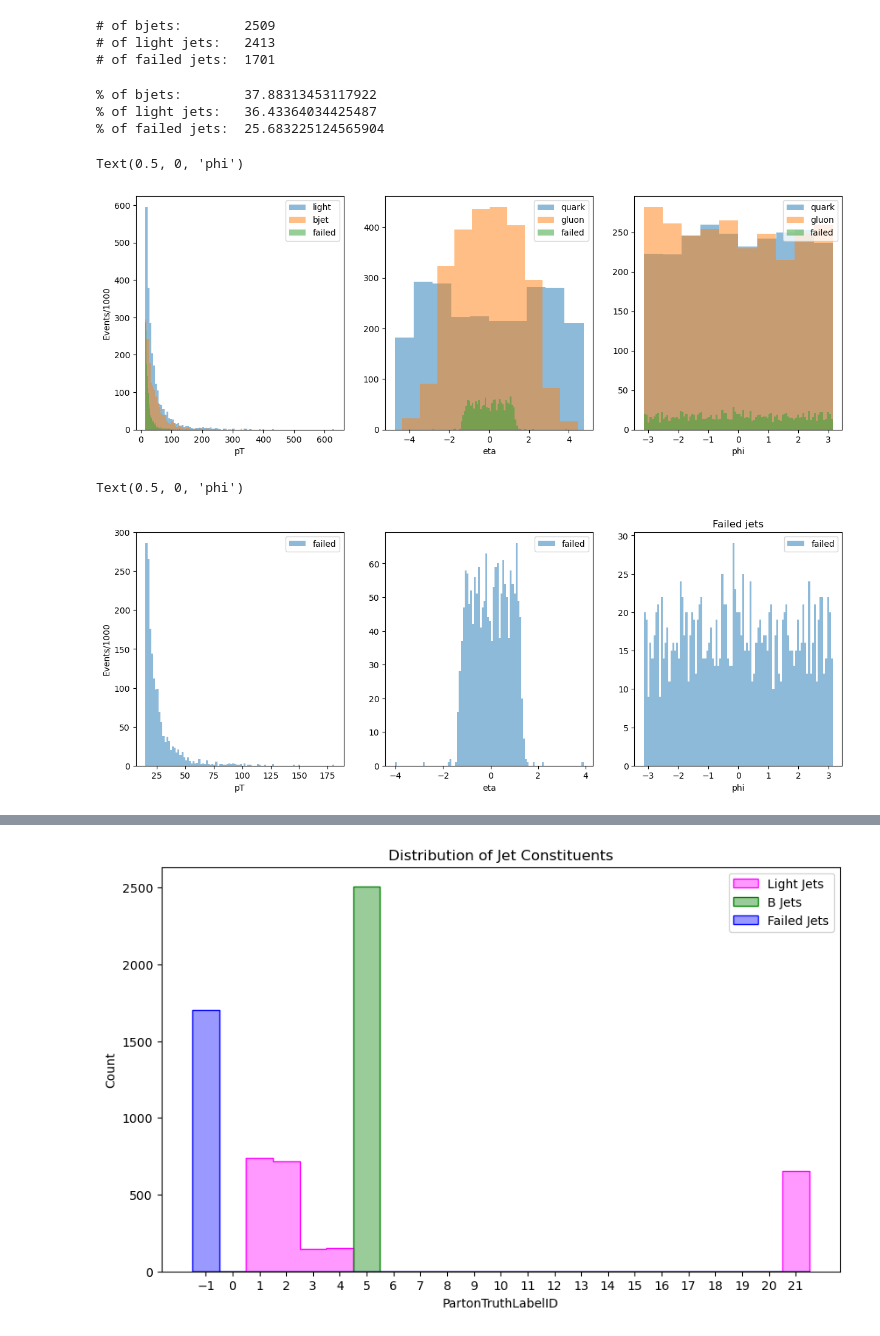
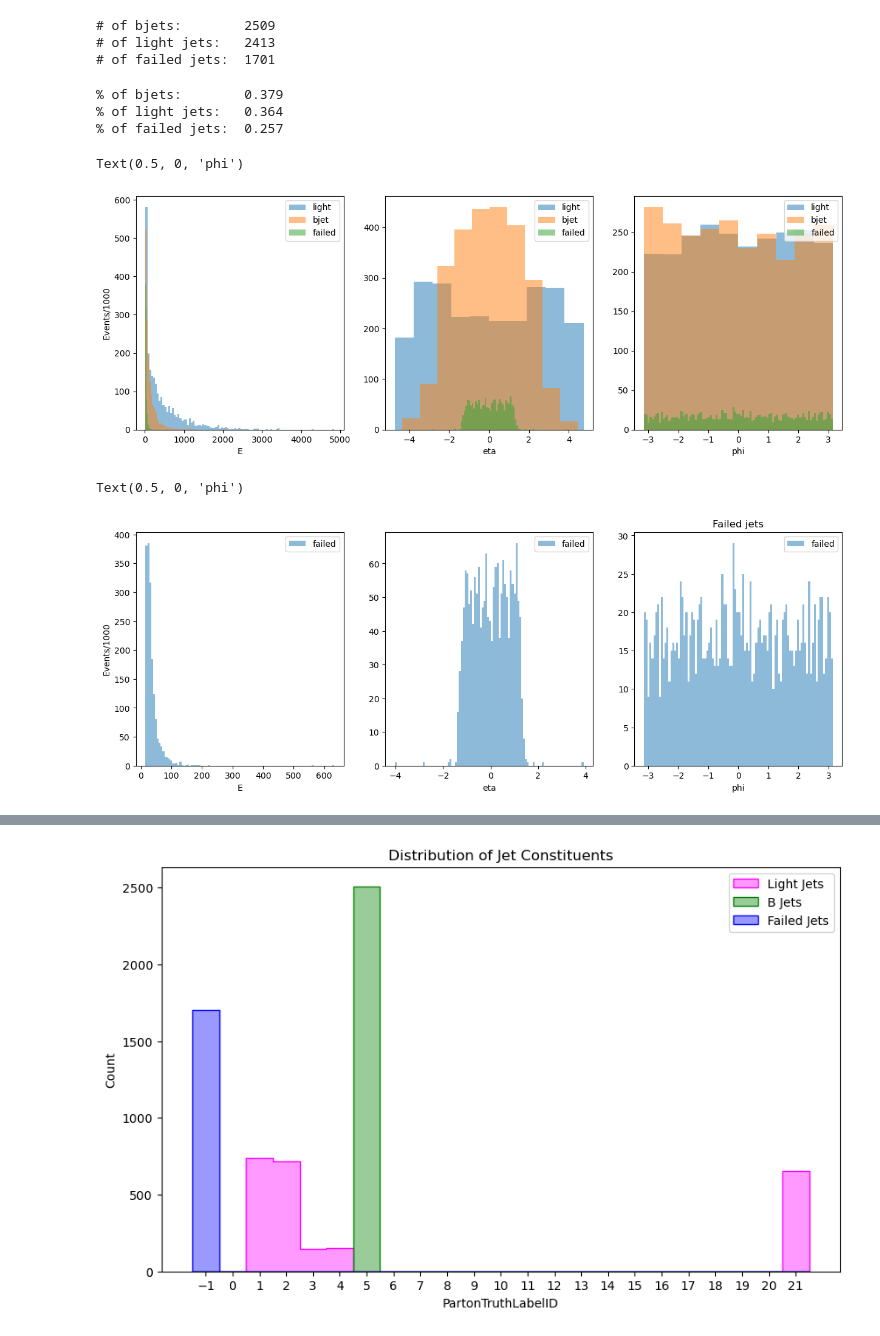
Before and after one commit to MSaadawy/QT, a Jupyter notebook: Samples/dylan/inspect.ipynb, the cells around one changed output, grey strips where cells are left out. Saved outputs shown, nothing was run; the diff lists cells and outputs as text; code cells hidden in the pictures.

```diff
--- a/Samples/dylan/inspect.ipynb
+++ b/Samples/dylan/inspect.ipynb
@@ -64,37 +57,37 @@ print("# of failed jets: ", len(failed_jets))
 # of light jets:   2413
 # of failed jets:  1701
 # %%
-print("% of bjets:       ", len(bjets)/len(df_flat)*100 )
-print("% of light jets:  ", len(light_jets)/len(df_flat)*100 )
-print("% of failed jets: ", len(failed_jets)/len(df_flat)*100 )
+print("% of bjets:       ", round( len(bjets)/len(df_flat), 3 ) )
+print("% of light jets:  ", round( len(light_jets)/len(df_flat), 3 ) )
+print("% of failed jets: ", round( len(failed_jets)/len(df_flat), 3 ) )
 # %% [output]
-% of bjets:        37.88313453117922
-% of light jets:   36.43364034425487
-% of failed jets:  25.683225124565904
+% of bjets:        0.379
+% of light jets:   0.364
+% of failed jets:  0.257
 # %%
 import matplotlib.pyplot as plt
 plt.figure(figsize=(15,5))
 
 plt.subplot(131)
-plt.hist(light_jets['jet_pt']/1e3,bins=100,alpha=0.5,label='light')
-plt.hist(bjets['jet_pt']/1e3,bins=100,alpha=0.5,label='bjet')
+plt.hist(light_jets['jet_E']/1e3,bins=100,alpha=0.5,label='light')
+plt.hist(bjets['jet_E']/1e3,bins=100,alpha=0.5,label='bjet')
 
-plt.hist(failed_jets['jet_pt']/1e3,bins=100,alpha=0.5,label='failed')
+plt.hist(failed_jets['jet_E']/1e3,bins=100,alpha=0.5,label='failed')
 plt.legend()
-plt.xlabel('pT')
+plt.xlabel('E')
 plt.ylabel('Events/1000')
 
 plt.subplot(132)
-plt.hist(light_jets['jet_eta'],alpha=0.5,label='quark')
-plt.hist(bjets['jet_eta'],alpha=0.5,label='gluon')
+plt.hist(light_jets['jet_eta'],alpha=0.5,label='light')
+plt.hist(bjets['jet_eta'],alpha=0.5,label='bjet')
 
 plt.hist(failed_jets['jet_eta'],bins=100,alpha=0.5,label='failed')
 plt.legend()
 plt.xlabel('eta')
 
 plt.subplot(133)
-plt.hist(light_jets['jet_phi'],alpha=0.5,label='quark')
-plt.hist(bjets['jet_phi'],alpha=0.5,label='gluon')
+plt.hist(light_jets['jet_phi'],alpha=0.5,label='light')
+plt.hist(bjets['jet_phi'],alpha=0.5,label='bjet')
 plt.hist(failed_jets['jet_phi'],bins=100,alpha=0.5,label='failed')
 
 
@@ -103,28 +96,28 @@ plt.legend()
 plt.xlabel('phi')
 # %% [output]
 Text(0.5, 0, 'phi')
-[figure, old version]
+[figure, new version]
 # %%
 import matplotlib.pyplot as plt
 plt.figure(figsize=(15,5))
 
 plt.subplot(131)
-plt.hist(failed_jets['jet_pt']/1e3,bins=100,alpha=0.5,label='failed')
+plt.hist(failed_jets['jet_E']/1e3,bins=100,alpha=0.5,label='failed')
 plt.legend()
-plt.xlabel('pT')
+plt.xlabel('E')
 plt.ylabel('Events/1000')
 
 plt.subplot(132)
 plt.hist(failed_jets['jet_eta'],bins=100,alpha=0.5,label='failed')
 plt.legend()
 plt.xlabel('eta')
 
 plt.subplot(133)
 plt.hist(failed_jets['jet_phi'],bins=100,alpha=0.5,label='failed')
 
 plt.title("Failed jets")
 plt.legend()
 plt.xlabel('phi')
 # %% [output]
 Text(0.5, 0, 'phi')
-[figure, old version]
+[figure, new version]
```
Also changed, not shown: parts of 53 cells of this notebook.
